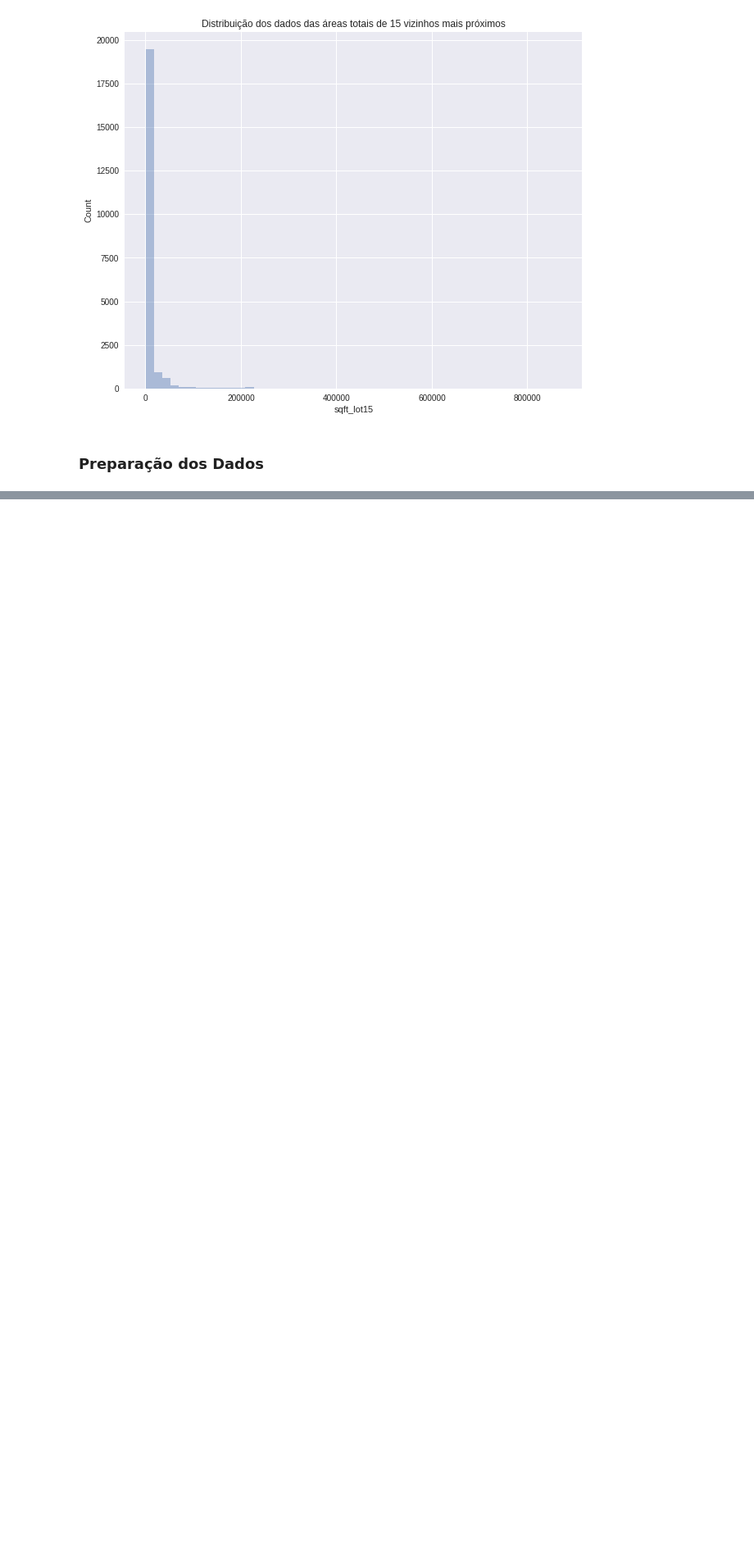
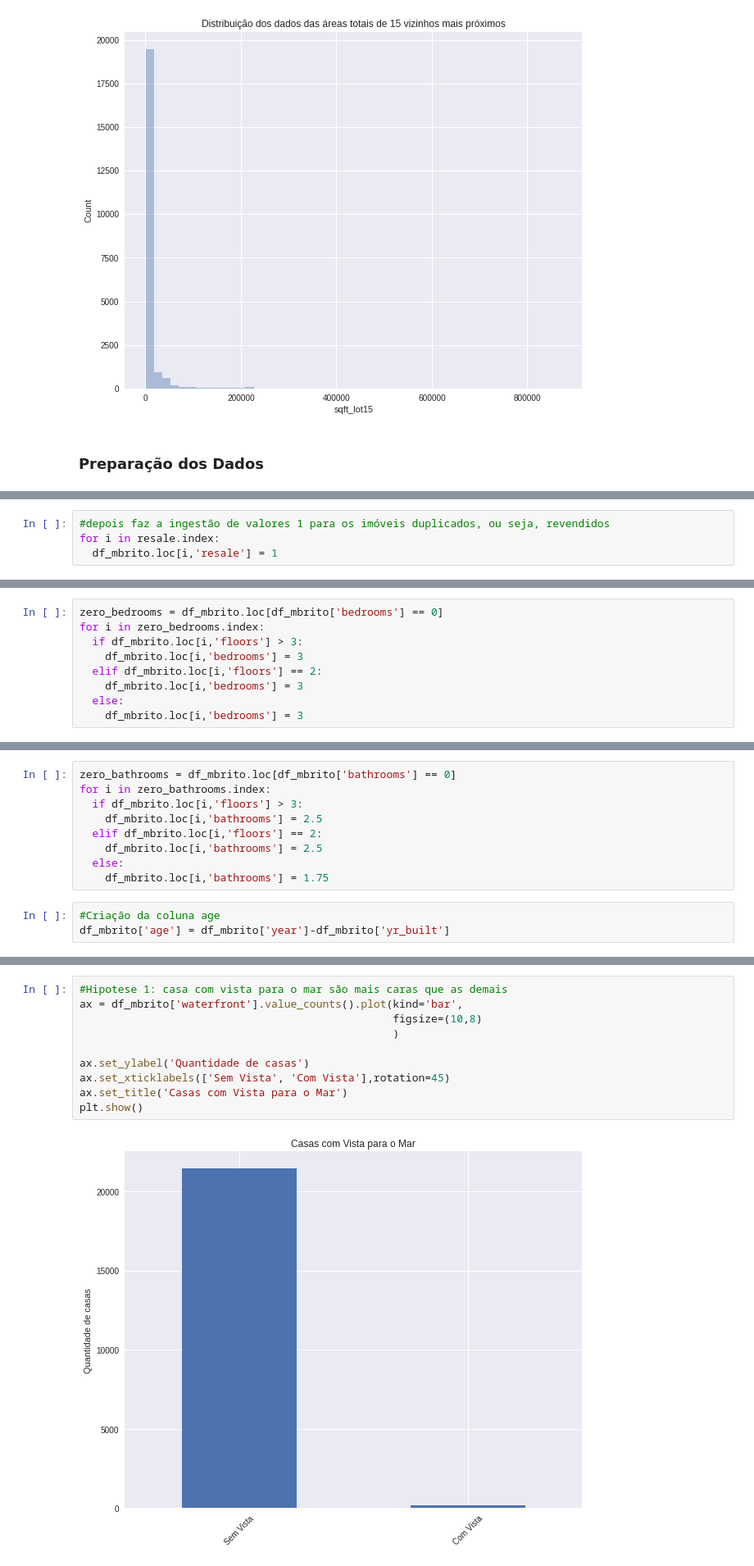
Before and after one commit to igcampos/MBrito-Imobiliaria, a Jupyter notebook: MBrito_Imobiliaria_EDA.ipynb, the cells around one changed output, grey strips where cells are left out. Shown at 82% size. Cells and saved outputs as stored; diff of their text form; blank space fills up the shorter version.

```diff
--- a/MBrito_Imobiliaria_EDA.ipynb
+++ b/MBrito_Imobiliaria_EDA.ipynb
@@ -359,0 +386,4 @@ plt.show()
+# %%
+#depois faz a ingestão de valores 1 para os imóveis duplicados, ou seja, revendidos
+for i in resale.index:
+  df_mbrito.loc[i,'resale'] = 1
@@ -359,0 +421,9 @@ plt.show()
+# %%
+zero_bedrooms = df_mbrito.loc[df_mbrito['bedrooms'] == 0]
+for i in zero_bedrooms.index:
+  if df_mbrito.loc[i,'floors'] > 3:
+    df_mbrito.loc[i,'bedrooms'] = 3
+  elif df_mbrito.loc[i,'floors'] == 2:
+    df_mbrito.loc[i,'bedrooms'] = 3
+  else:
+    df_mbrito.loc[i,'bedrooms'] = 3
@@ -359,0 +456,12 @@ plt.show()
+# %%
+zero_bathrooms = df_mbrito.loc[df_mbrito['bathrooms'] == 0]
+for i in zero_bathrooms.index:
+  if df_mbrito.loc[i,'floors'] > 3:
+    df_mbrito.loc[i,'bathrooms'] = 2.5
+  elif df_mbrito.loc[i,'floors'] == 2:
+    df_mbrito.loc[i,'bathrooms'] = 2.5
+  else:
+    df_mbrito.loc[i,'bathrooms'] = 1.75
+# %%
+#Criação da coluna age
+df_mbrito['age'] = df_mbrito['year']-df_mbrito['yr_built']
@@ -359,0 +498,12 @@ plt.show()
+# %%
+#Hipotese 1: casa com vista para o mar são mais caras que as demais
+ax = df_mbrito['waterfront'].value_counts().plot(kind='bar',
+                                                 figsize=(10,8)
+                                                 )
+
+ax.set_ylabel('Quantidade de casas')
+ax.set_xticklabels(['Sem Vista', 'Com Vista'],rotation=45)
+ax.set_title('Casas com Vista para o Mar')
+plt.show()
+# %% [output]
+[figure, added]
```
Also changed, not shown: parts of 110 cells of this notebook.
